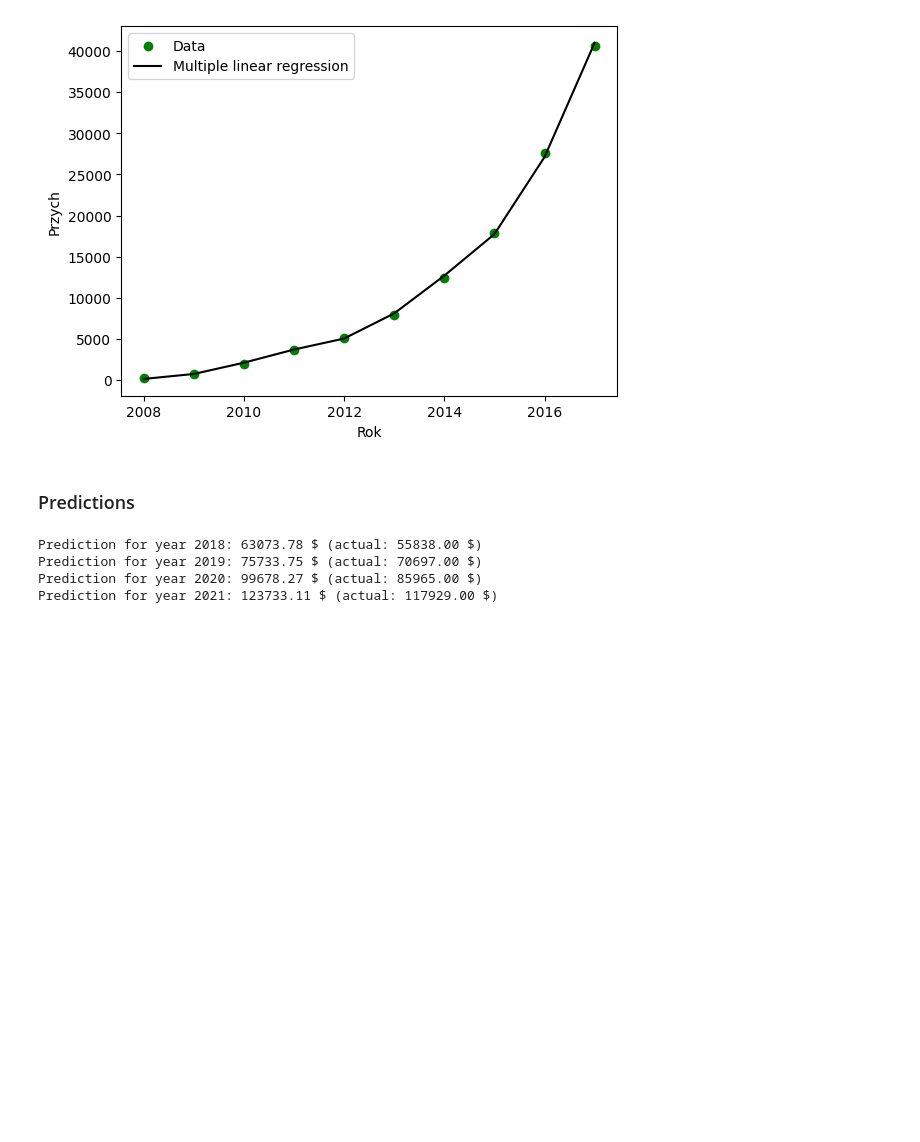
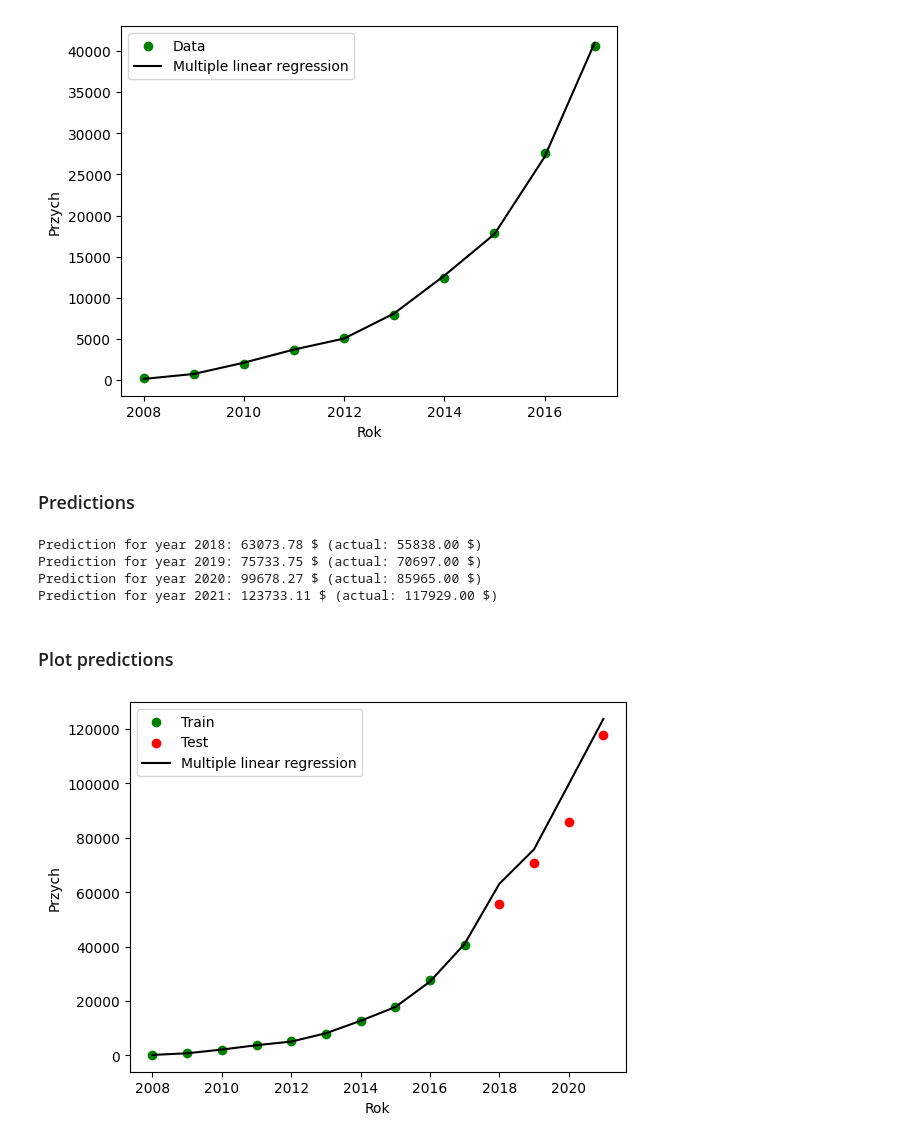
Before and after one commit to KubiakJakub01/data-mining-methods, a Jupyter notebook: notebooks/med_lab_1_2.ipynb, the cells around one changed output. Drawn from its saved outputs; the diff is of its cells as text; code cells hidden in the pictures; blank space fills up the shorter version.

Commit message:
Plot predictions

```diff
--- a/notebooks/med_lab_1_2.ipynb
+++ b/notebooks/med_lab_1_2.ipynb
@@ -236,3 +236,18 @@ Prediction for year 2018: 63073.78 $ (actual: 55838.00 $)
 Prediction for year 2019: 75733.75 $ (actual: 70697.00 $)
 Prediction for year 2020: 99678.27 $ (actual: 85965.00 $)
 Prediction for year 2021: 123733.11 $ (actual: 117929.00 $)
+# %% [markdown]
+### Plot predictions
+# %%
+# Plot multiple linear regression with train and test data
+X = np.concatenate((X_train, X_test))
+train_test_df = pd.concat([train_df, test_df])
+plt.scatter(train_df.index, y_train, color='g')
+plt.scatter(test_df.index, y_test, color='r')
+plt.plot(train_test_df.index, multiple_linear_regression.predict(X), color='k')
+plt.xlabel('Rok')
+plt.ylabel('Przych')
+plt.legend(['Train', 'Test', 'Multiple linear regression'])
+plt.show()
+# %% [output]
+[figure, added]
```
